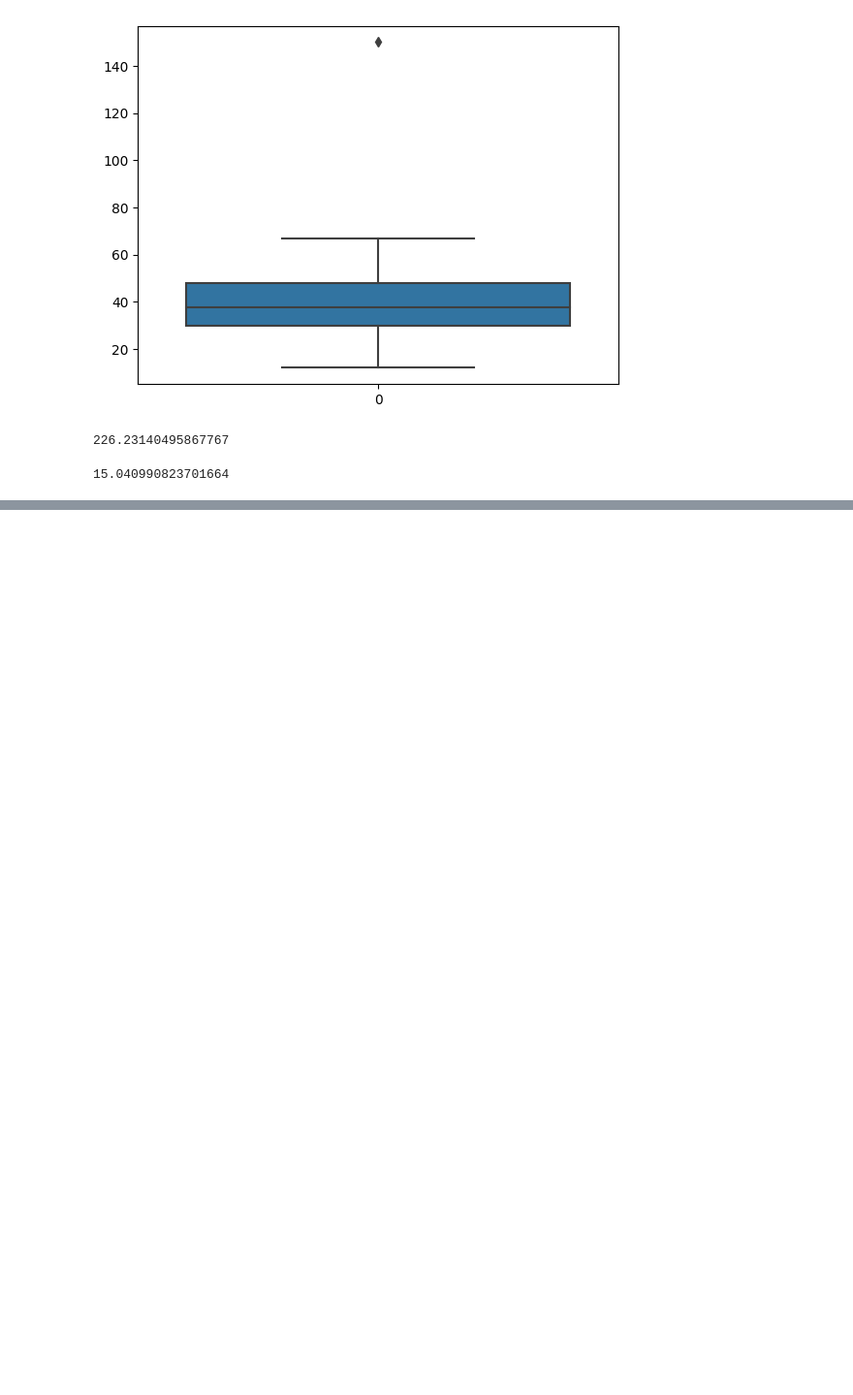
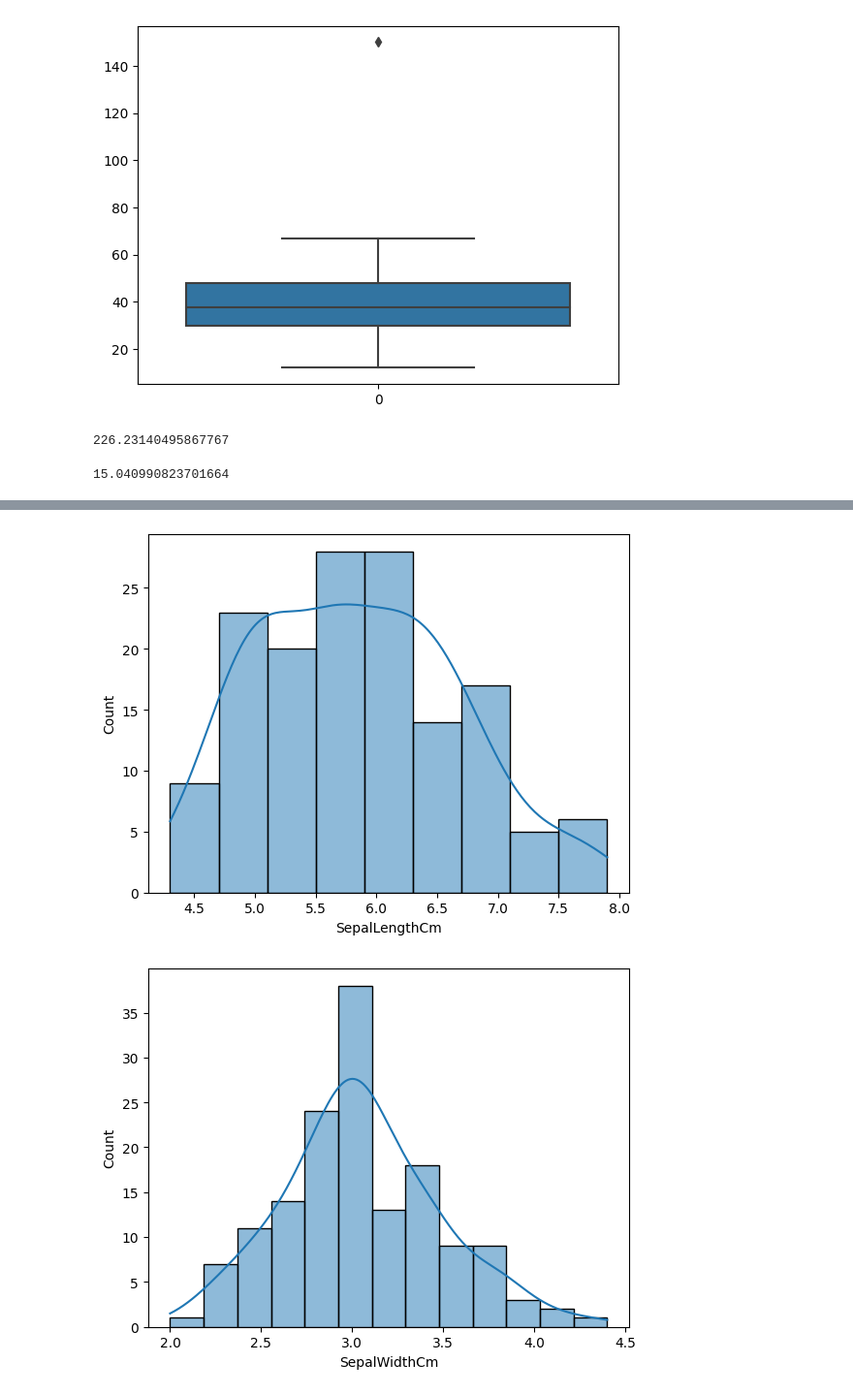
Before and after one commit to sumit-kumar-tech/Statistics_python, a Jupyter notebook: stats.ipynb, the cells around one changed output, grey strips where cells are left out. Shown at 97% size. Cells and saved outputs as stored; diff of their text form; code cells hidden in the pictures; blank space fills up the shorter version.

```diff
--- a/stats.ipynb
+++ b/stats.ipynb
@@ -194,0 +287,9 @@ np.std(x)
+# %%
+x=0
+for i in iris.columns:
+    sns.histplot(iris[i],kde=True)
+    print('\n')
+    plt.show()
+# %% [output]
+[figure, added]
+[figure, added]
```
Also changed, not shown: parts of 27 cells of this notebook.
